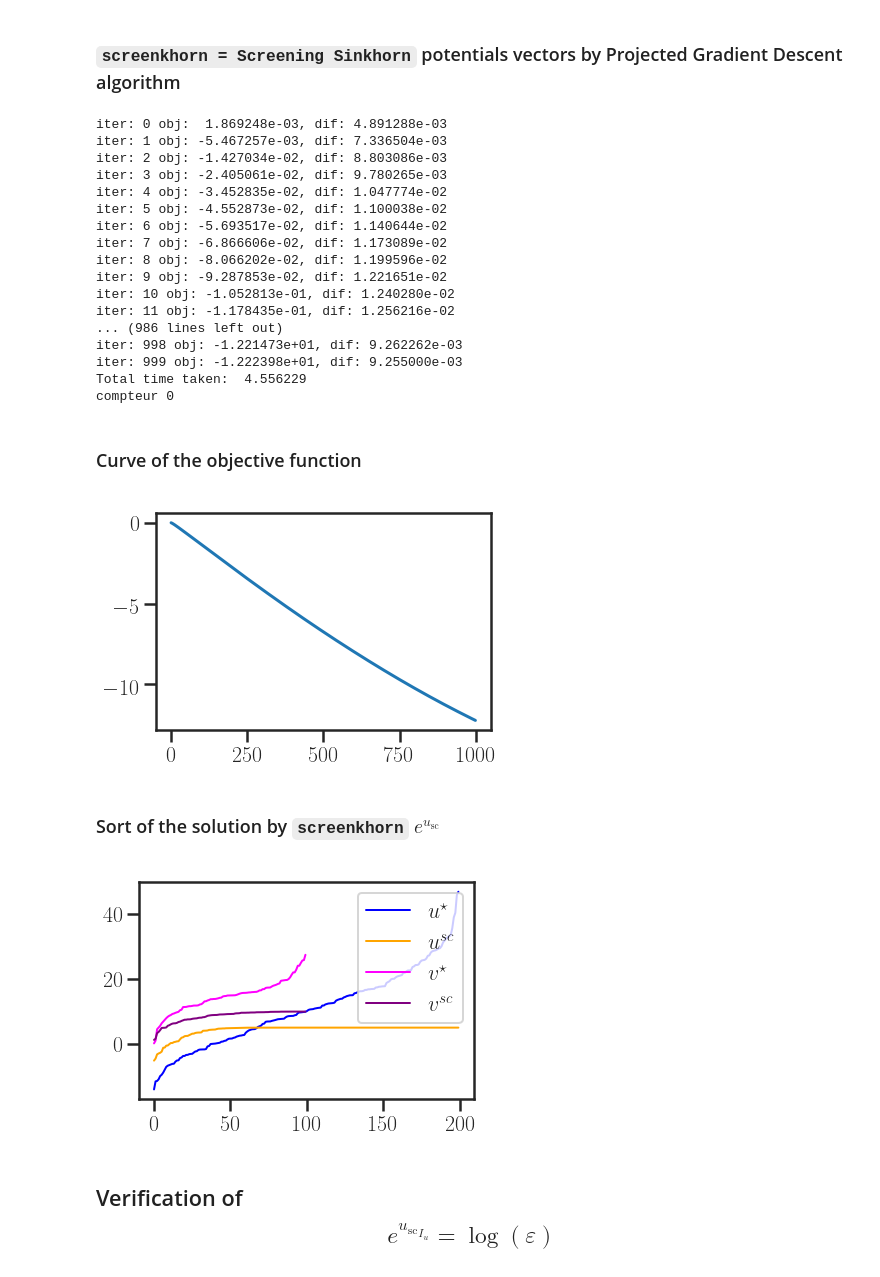
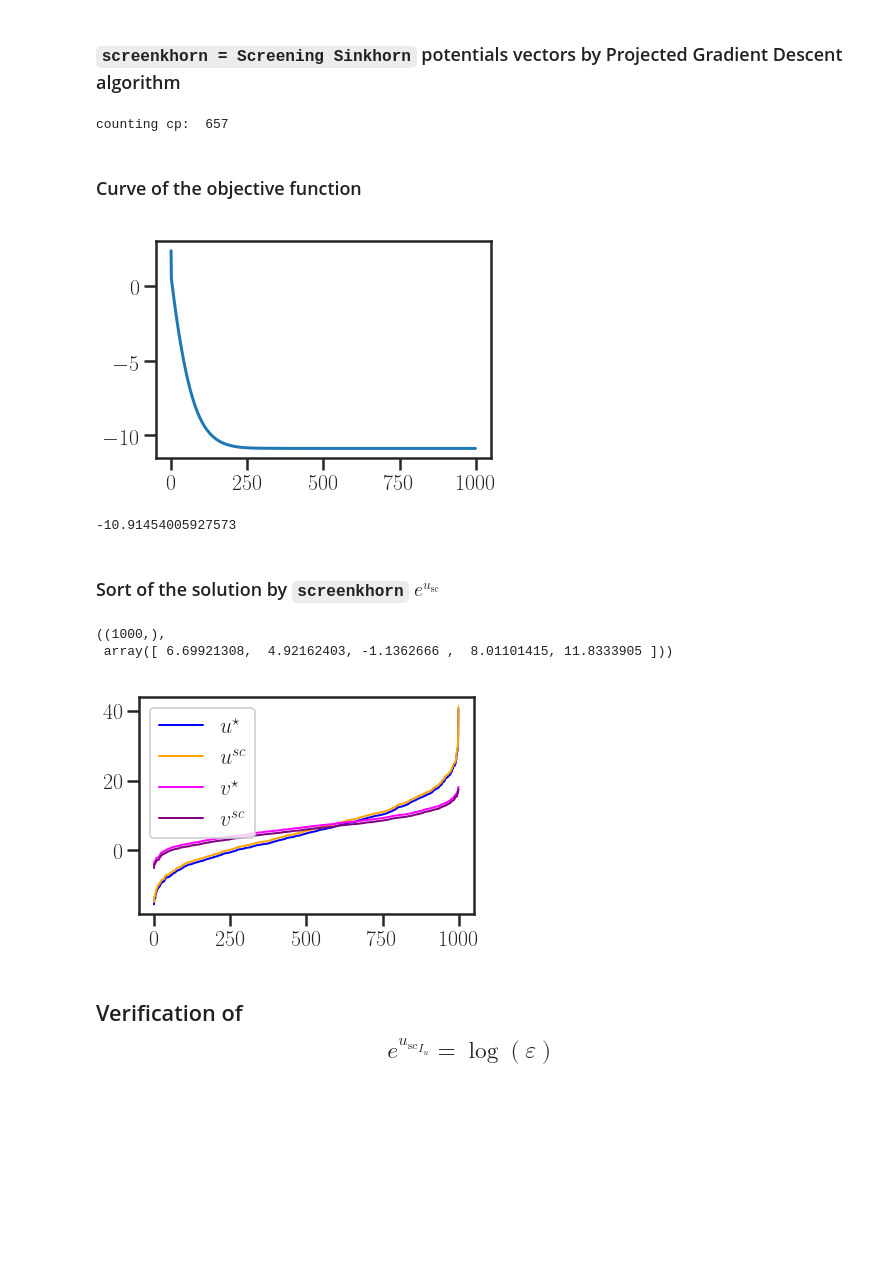
Before and after one commit to mzalaya/screenkhorn, a Jupyter notebook: screenkhorn.ipynb, the cells around one changed output. Cells and saved outputs as stored; diff of their text form; code cells hidden in the pictures; blank space fills up the shorter version.

```diff
--- a/screenkhorn.ipynb
+++ b/screenkhorn.ipynb
@@ -42,8 +45,8 @@ from screenkhorn.screenkhorn import Screenkhorn
 # %% [markdown]
 ## Data generation
 # %%
-n_1 = 200# nb samples
-n_2 = 100
+n_1 = 1000# nb samples
+n_2 = 1000
 mu_s = np.array([0, 0])
 cov_s = np.array([[1, 0], [0, 1]])
 
@@ -215,23 +219,7 @@ J = np.where(exp_v_star >= epsilon)[0].tolist()
 proj_grad = screenkhorn.projected_grad(I, J, max_iter=1000, tol=1e-10, verbose=False)
 # proj_grad
 # %% [output]
-iter: 0 obj:  1.869248e-03, dif: 4.891288e-03
-iter: 1 obj: -5.467257e-03, dif: 7.336504e-03
-iter: 2 obj: -1.427034e-02, dif: 8.803086e-03
-iter: 3 obj: -2.405061e-02, dif: 9.780265e-03
-iter: 4 obj: -3.452835e-02, dif: 1.047774e-02
-iter: 5 obj: -4.552873e-02, dif: 1.100038e-02
-iter: 6 obj: -5.693517e-02, dif: 1.140644e-02
-iter: 7 obj: -6.866606e-02, dif: 1.173089e-02
-iter: 8 obj: -8.066202e-02, dif: 1.199596e-02
-iter: 9 obj: -9.287853e-02, dif: 1.221651e-02
-iter: 10 obj: -1.052813e-01, dif: 1.240280e-02
-iter: 11 obj: -1.178435e-01, dif: 1.256216e-02
-... (986 lines left out)
-iter: 998 obj: -1.221473e+01, dif: 9.262262e-03
-iter: 999 obj: -1.222398e+01, dif: 9.255000e-03
-Total time taken:  4.556229
-compteur 0
+counting cp:  657
 # %% [markdown]
 ### Curve of the objective function
 # %%
@@ -242,6 +230,10 @@ obj = obj.T
 obj.shape = (len(obj,))
 plt.plot(obj);
 # %% [output]
-[figure, old version]
+[figure, new version]
+# %%
+obj[-1]
+# %% [output]
+-10.91454005927573
 # %% [markdown]
 ### Sort of the solution by `screenkhorn` $e^{u_\text{sc}}$
@@ -248,9 +242,14 @@ plt.plot(obj);
+# %%
+v_star.shape, proj_grad[0][:5]
+# %% [output]
+((1000,),
+ array([ 6.69921308,  4.92162403, -1.1362666 ,  8.01101415, 11.8333905 ]))
 # %%
 plt.plot(np.sort(u_star), 'blue', linewidth=2, label =r'${u^\star}$')
 plt.plot(np.sort(proj_grad[0]), 'orange', linewidth=2, label =r'${u^{{sc}}}$')
 plt.plot(np.sort(v_star), 'magenta', linewidth=2, label =r'${v^\star}$')
 plt.plot(np.sort(proj_grad[1]), 'purple', linewidth=2, label =r'${v^{{sc}}}$')
 # plt.axhline(y =np.log(epsilon), linewidth=, color='r', label=r'$\log(\varepsilon)$');
-plt.legend();
+plt.legend(loc='best');
 # %% [output]
-[figure, old version]
+[figure, new version]
```
Also changed, not shown: parts of 28 cells of this notebook, 1 other file.
